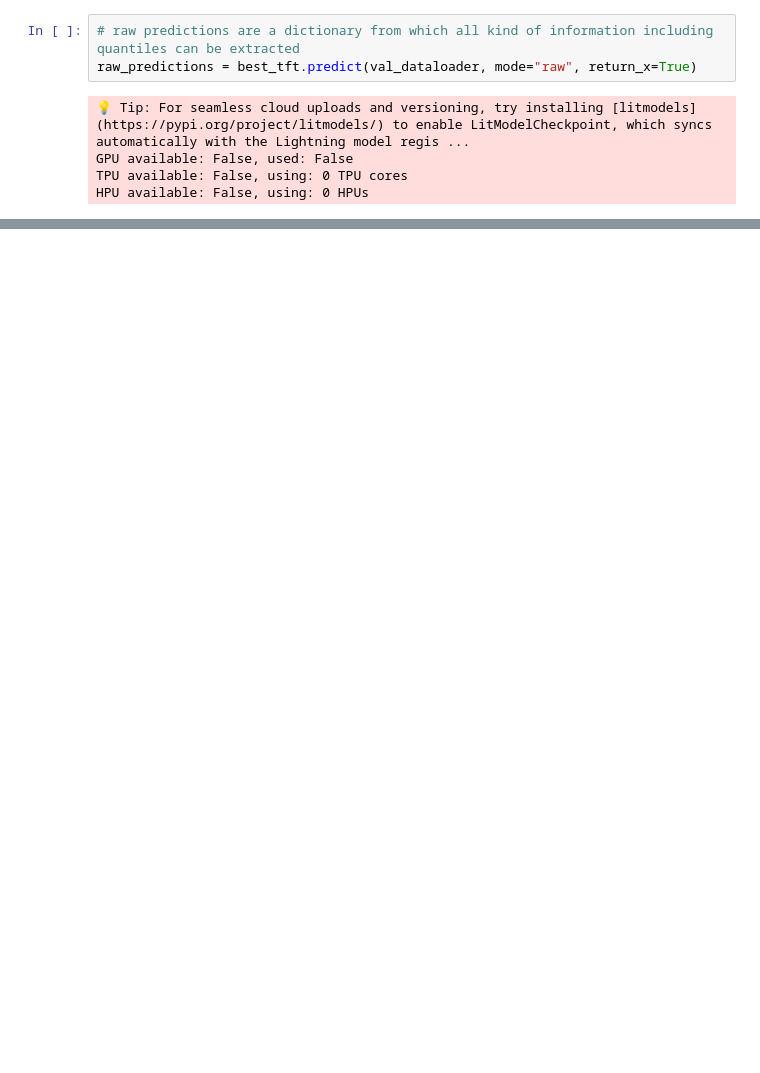
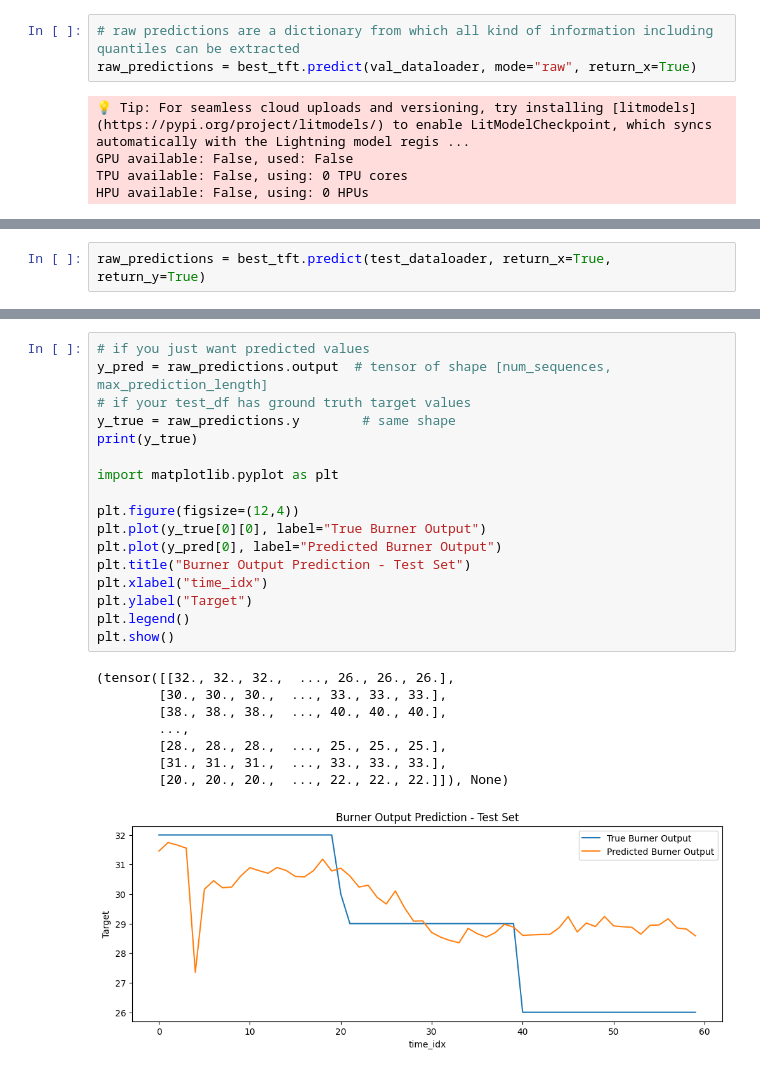
Before and after one commit to patwantsv5/tft_test, a Jupyter notebook: new_tft.ipynb, the cells around one changed output, grey strips where cells are left out. Saved outputs shown, nothing was run; the diff lists cells and outputs as text; blank space fills up the shorter version.

```diff
--- a/new_tft.ipynb
+++ b/new_tft.ipynb
@@ -438,0 +510,2 @@ HPU available: False, using: 0 HPUs
+# %%
+raw_predictions = best_tft.predict(test_dataloader, return_x=True, return_y=True)
@@ -438,0 +519,26 @@ HPU available: False, using: 0 HPUs
+# %%
+# if you just want predicted values
+y_pred = raw_predictions.output  # tensor of shape [num_sequences, max_prediction_length]
+# if your test_df has ground truth target values
+y_true = raw_predictions.y        # same shape
+print(y_true)
+
+import matplotlib.pyplot as plt
+
+plt.figure(figsize=(12,4))
+plt.plot(y_true[0][0], label="True Burner Output")
+plt.plot(y_pred[0], label="Predicted Burner Output")
+plt.title("Burner Output Prediction - Test Set")
+plt.xlabel("time_idx")
+plt.ylabel("Target")
+plt.legend()
+plt.show()
+# %% [output]
+(tensor([[32., 32., 32.,  ..., 26., 26., 26.],
+        [30., 30., 30.,  ..., 33., 33., 33.],
+        [38., 38., 38.,  ..., 40., 40., 40.],
+        ...,
+        [28., 28., 28.,  ..., 25., 25., 25.],
+        [31., 31., 31.,  ..., 33., 33., 33.],
+        [20., 20., 20.,  ..., 22., 22., 22.]]), None)
+[figure, added]
```
Also changed, not shown: parts of 21 cells of this notebook, 3 other files.
